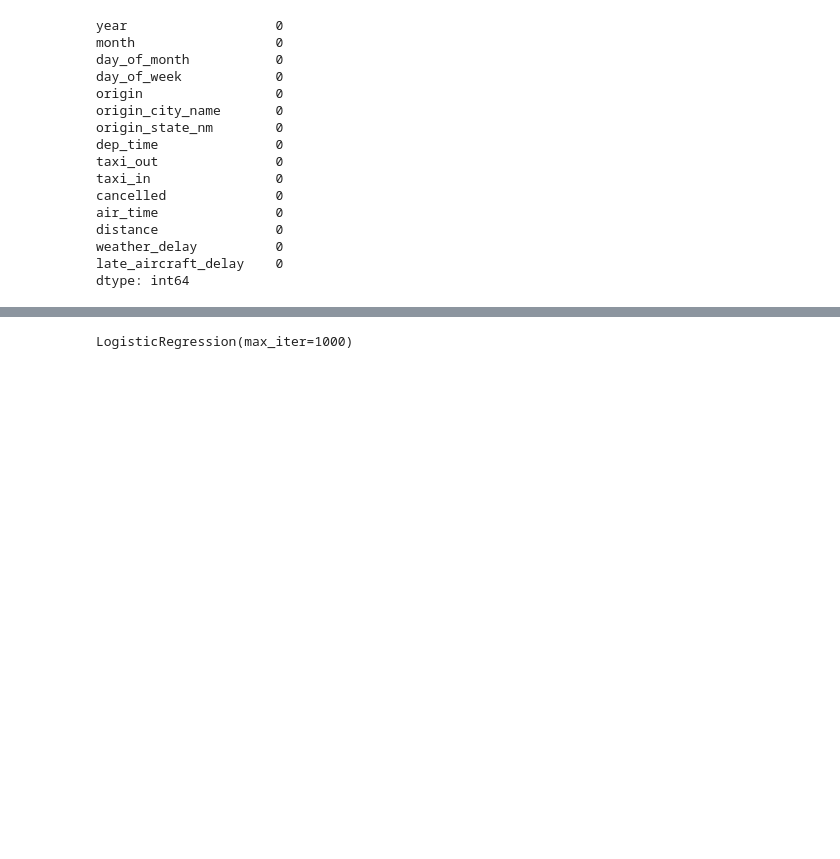
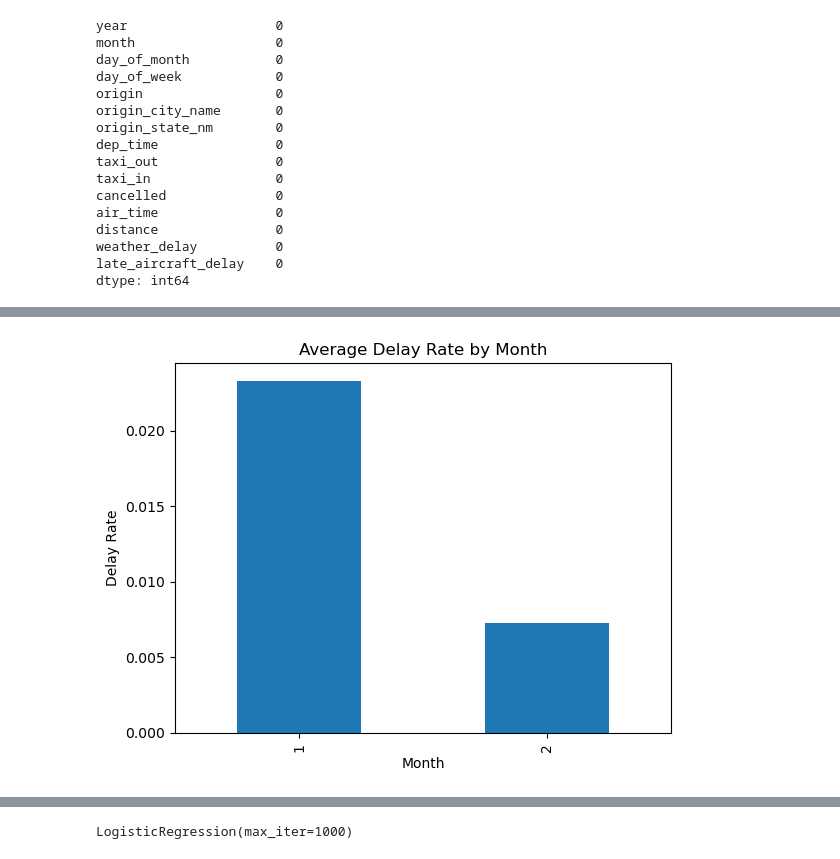
Before and after one commit to Nicholas0614/Flight_Predict, a Jupyter notebook: Untitled.ipynb, the cells around one changed output, grey strips where cells are left out. Drawn from its saved outputs; the diff is of its cells as text; code cells hidden in the pictures; blank space fills up the shorter version.

```diff
--- a/Untitled.ipynb
+++ b/Untitled.ipynb
@@ -66,0 +114,8 @@ dtype: int64
+# %%
+df.groupby('month')['delayed'].mean().plot(kind='bar')
+plt.title("Average Delay Rate by Month")
+plt.xlabel("Month")
+plt.ylabel("Delay Rate")
+plt.show()
+# %% [output]
+[figure, added]
```
Also changed, not shown: parts of 8 cells of this notebook.
